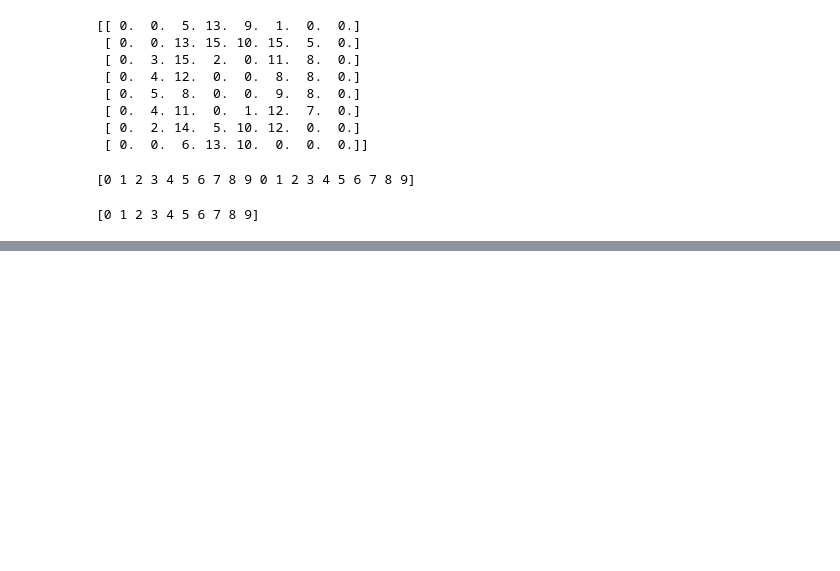
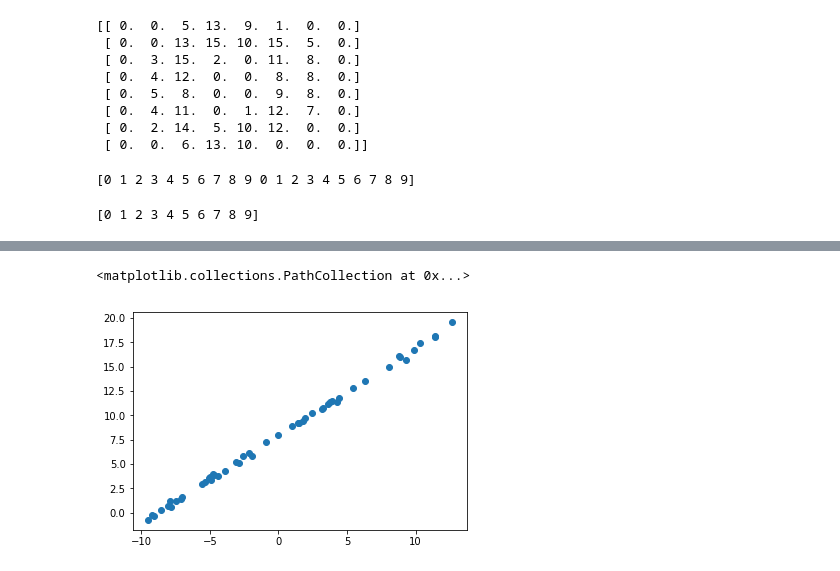
Before and after one commit to sandeeppalakkal/ML_Datascience_Practice, a Jupyter notebook: Scikit-Learn Practice.ipynb, the cells around one changed output, grey strips where cells are left out. Drawn from its saved outputs; the diff is of its cells as text; code cells hidden in the pictures; blank space fills up the shorter version.

```diff
--- a/Scikit-Learn Practice.ipynb
+++ b/Scikit-Learn Practice.ipynb
@@ -165,0 +209,5 @@ print(digits.target_names)
+# %%
+plt.scatter(x_red,y)
+# %% [output]
+<matplotlib.collections.PathCollection at 0x...>
+[figure, added]
```
Also changed, not shown: parts of 41 cells of this notebook, 1 other file.
